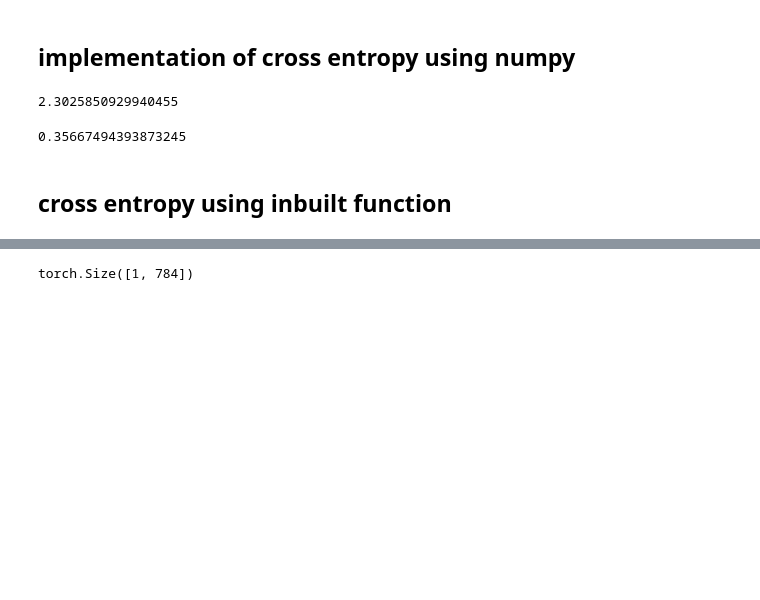
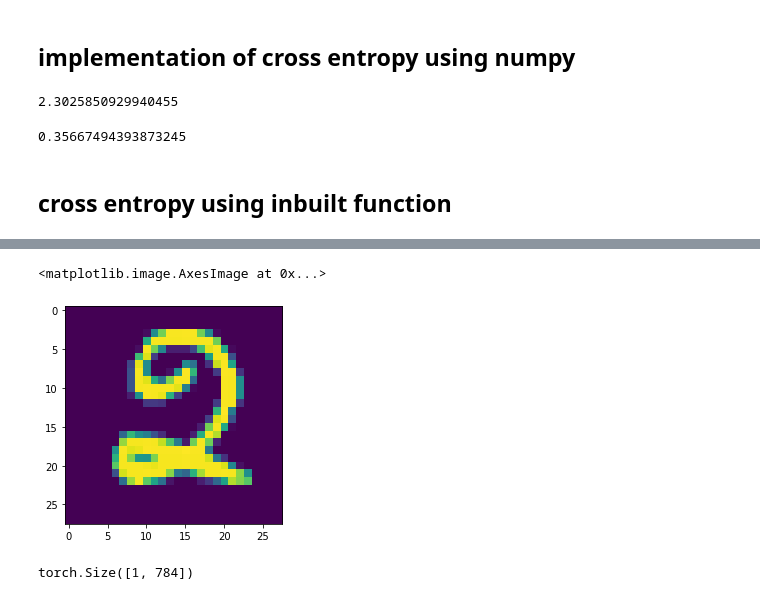
Before and after one commit to ckmonish2000/DeepLearning_Algorithm-s_SandBox, a Jupyter notebook: Logistic Regression/image_classification_using_logistic_regression.ipynb, the cells around one changed output, grey strips where cells are left out. Saved outputs shown, nothing was run; the diff lists cells and outputs as text; code cells hidden in the pictures; blank space fills up the shorter version.

```diff
--- a/Logistic Regression/image_classification_using_logistic_regression.ipynb
+++ b/Logistic Regression/image_classification_using_logistic_regression.ipynb
@@ -355 +323,7 @@ im=x.unsqueeze(0)
+# %%
+r=x.squeeze()
+plt.imshow(r)
+# %% [output]
+<matplotlib.image.AxesImage at 0x...>
+[figure, added]
 # %%
```
Also changed, not shown: parts of 29 cells of this notebook, 1 other file.
